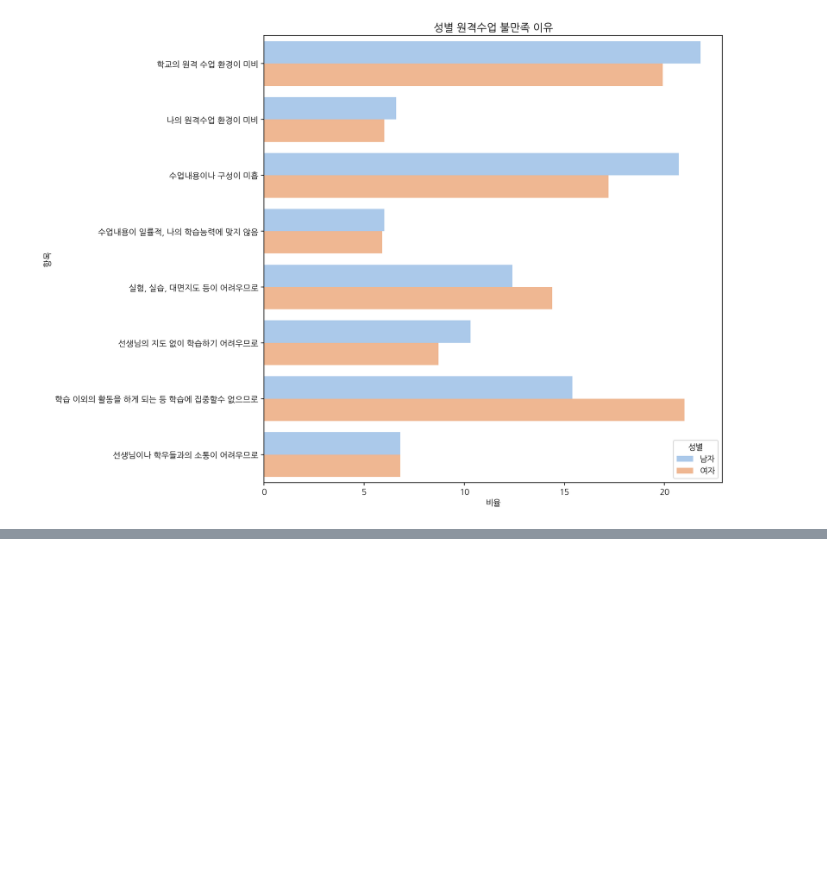
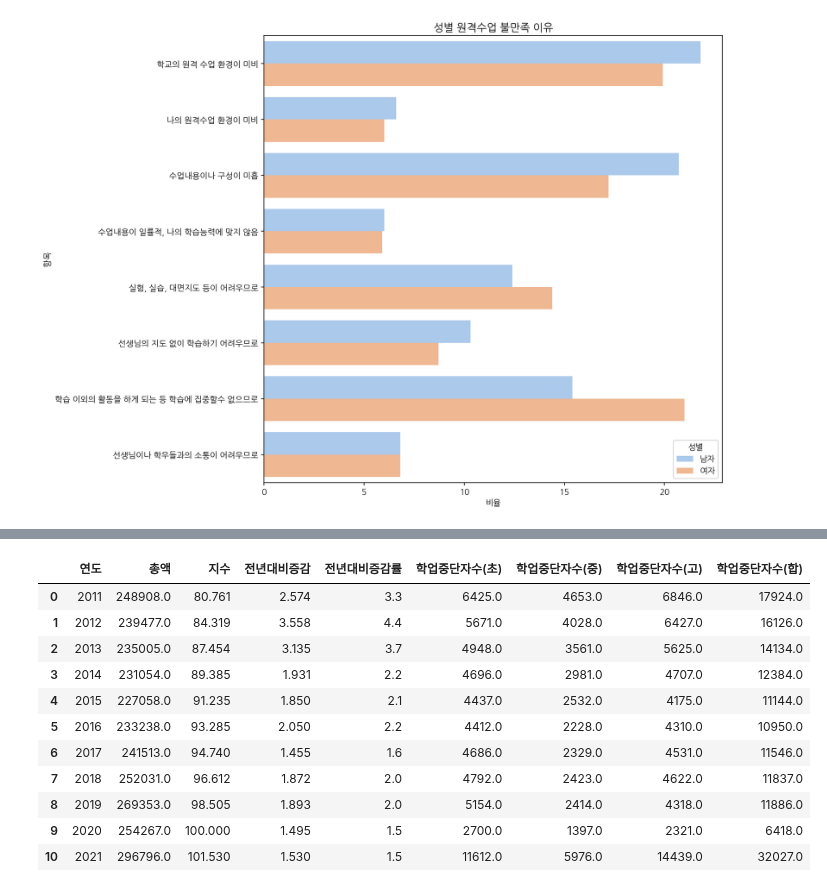
Before and after one commit to moonstar97/Structure, a Jupyter notebook: 가설3번_EDA.ipynb, the cells around one changed output, grey strips where cells are left out. Drawn from its saved outputs; the diff is of its cells as text; code cells hidden in the pictures; blank space fills up the shorter version.

```diff
--- a/가설3번_EDA.ipynb
+++ b/가설3번_EDA.ipynb
@@ -265,0 +434,5 @@ plt.show()
+# %%
+# 필요 없는 행 삭제
+stop_school = stop_school.drop([0, 1, 2])
+stop_school = stop_school.reset_index(drop=True)
+stop_school
@@ -265,0 +452,11 @@ plt.show()
+# %%
+# 연도를 인덱스로, 나머지 칼럼 float형 지정
+stop_school = stop_school.set_index("시점")
+stop_school = stop_school.astype("float")
+# %%
+# 학업 중단자수 소계만 추출
+stop_school_total = stop_school.loc[:,stop_school.columns.str.contains("소계 초등학교 학업중단자수|소계 중학교 학업중단자수|소계 고등학교 학업중단자수")]
+stop_school_total["학업중단자수"] = stop_school_total["소계 초등학교 학업중단자수"] + stop_school_total["소계 중학교 학업중단자수"] + stop_school_total["소계 고등학교 학업중단자수"]
+stop_school_total = stop_school_total.reset_index()
+stop_school_total.columns = ["연도", "학업중단자수(초)", "학업중단자수(중)", "학업중단자수(고)", "학업중단자수(합)"]
+stop_school_total
@@ -265,0 +480,4 @@ plt.show()
+# %%
+# 21년도 데이터 합치기
+stop_school_total.loc[10] = stop_school_2
+stop_school_total
@@ -265,0 +497,17 @@ plt.show()
+# %%
+# 사교육비 데이터와 merge
+df_pcs = df_private_cpi.merge(stop_school_total, on="연도")
+df_pcs
+# %% [output]
+|  | 연도 | 총액 | 지수 | 전년대비증감 | 전년대비증감률 | 학업중단자수(초) | 학업중단자수(중) | 학업중단자수(고) | 학업중단자수(합) |
+| 0 | 2011 | 248908.0 | 80.761 | 2.574 | 3.3 | 6425.0 | 4653.0 | 6846.0 | 17924.0 |
+| 1 | 2012 | 239477.0 | 84.319 | 3.558 | 4.4 | 5671.0 | 4028.0 | 6427.0 | 16126.0 |
+| 2 | 2013 | 235005.0 | 87.454 | 3.135 | 3.7 | 4948.0 | 3561.0 | 5625.0 | 14134.0 |
+| 3 | 2014 | 231054.0 | 89.385 | 1.931 | 2.2 | 4696.0 | 2981.0 | 4707.0 | 12384.0 |
+| 4 | 2015 | 227058.0 | 91.235 | 1.850 | 2.1 | 4437.0 | 2532.0 | 4175.0 | 11144.0 |
+| 5 | 2016 | 233238.0 | 93.285 | 2.050 | 2.2 | 4412.0 | 2228.0 | 4310.0 | 10950.0 |
+| 6 | 2017 | 241513.0 | 94.740 | 1.455 | 1.6 | 4686.0 | 2329.0 | 4531.0 | 11546.0 |
+| 7 | 2018 | 252031.0 | 96.612 | 1.872 | 2.0 | 4792.0 | 2423.0 | 4622.0 | 11837.0 |
+| 8 | 2019 | 269353.0 | 98.505 | 1.893 | 2.0 | 5154.0 | 2414.0 | 4318.0 | 11886.0 |
+| 9 | 2020 | 254267.0 | 100.000 | 1.495 | 1.5 | 2700.0 | 1397.0 | 2321.0 | 6418.0 |
+| 10 | 2021 | 296796.0 | 101.530 | 1.530 | 1.5 | 11612.0 | 5976.0 | 14439.0 | 32027.0 |
```
Also changed, not shown: parts of 30 cells of this notebook, 3 other files.
